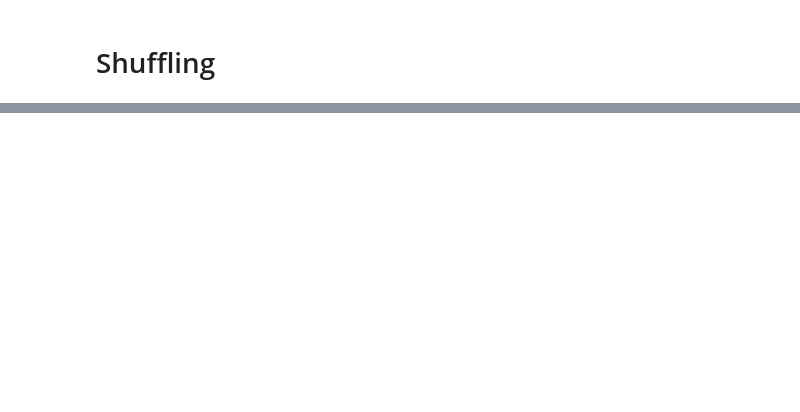
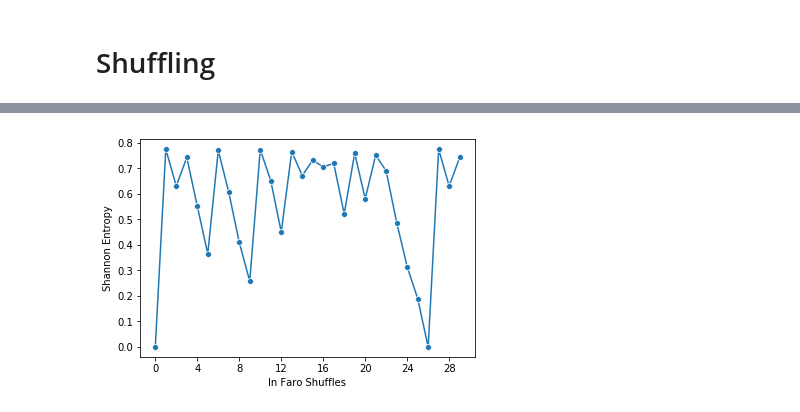
Before and after one commit to grymoire7/coding-fun, a Jupyter notebook: ruby/cards/shuffling.ipynb, the cells around one changed output, grey strips where cells are left out. Drawn from its saved outputs; the diff is of its cells as text; code cells hidden in the pictures; blank space fills up the shorter version.

```diff
--- a/ruby/cards/shuffling.ipynb
+++ b/ruby/cards/shuffling.ipynb
@@ -50,3 +62,7 @@ entropy_graph(riffle_over_data, 'Riffle Overhand Shuffles')
+# %%
+entropy_graph(in_faro_data, 'In Faro Shuffles')
+# %% [output]
+[figure, added]
 # %%
 def multi_shuffle_plot(data_series):
     npa_idx = pd.Series(np.array(list(range(1, 21))))
```
Also changed, not shown: parts of 9 cells of this notebook, 2 other files.
